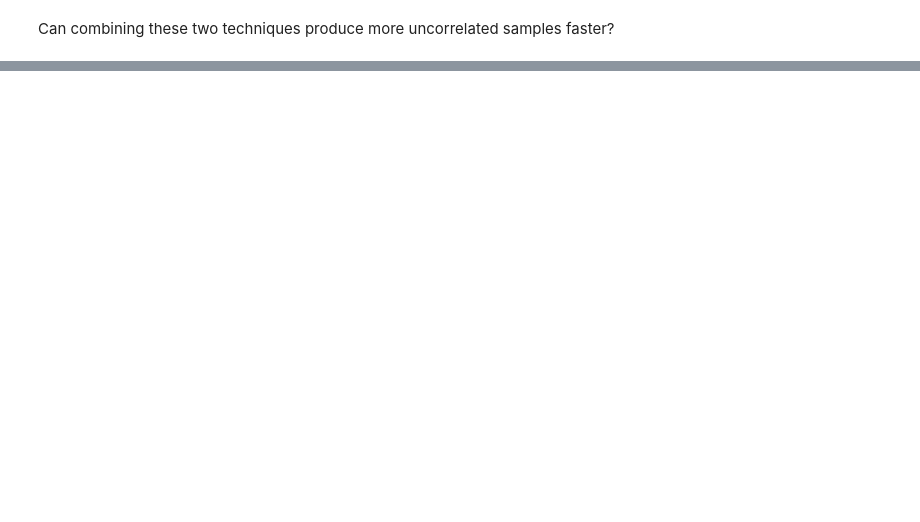
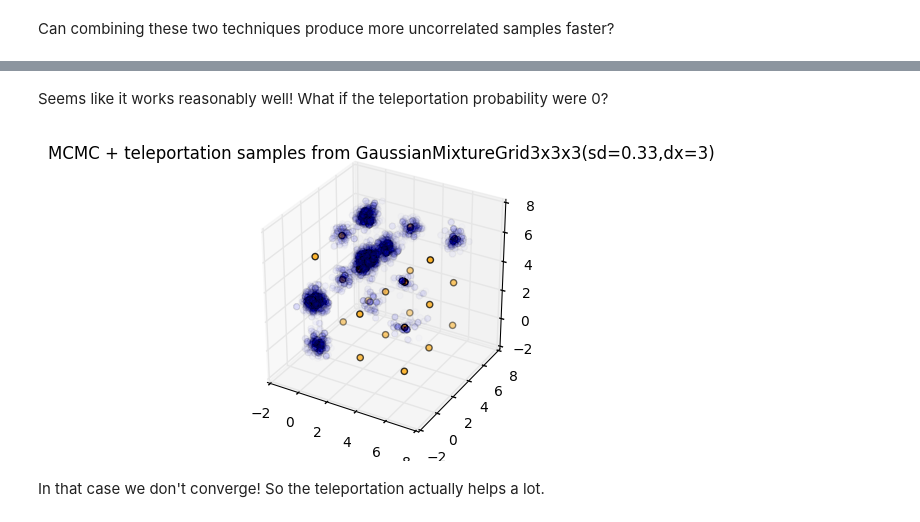
Before and after one commit to asross/cs205-project, a Jupyter notebook: datasets/mixture-grid.ipynb, the cells around one changed output, grey strips where cells are left out. Saved outputs shown, nothing was run; the diff lists cells and outputs as text; code cells hidden in the pictures; blank space fills up the shorter version.

Commit message:
initial pass at MCMC + teleportation algorithm

```diff
--- a/datasets/mixture-grid.ipynb
+++ b/datasets/mixture-grid.ipynb
@@ -132,0 +154,20 @@ Can combining these two techniques produce more uncorrelated samples faster?
+# %% [markdown]
+Seems like it works reasonably well! What if the teleportation probability were 0?
+# %%
+tele_trace0 = gr3d.mh_with_teleportation(
+  initial_value=np.array([0,0,0]),
+  proposal=lambda x: np.random.multivariate_normal(x, np.identity(3)*gr3d.stddev),
+  num_samples=10000,
+  teleprob=0)
+
+Xs, Ys, Zs = tele_trace0.T
+
+plt.figure(figsize=(4,4)).add_subplot(111, projection='3d')
+plt.title('MCMC + teleportation samples from {}'.format(gr3d))
+plt.scatter(Xs, Ys, zs=Zs, alpha=0.01)
+plt.scatter(Xu, Yu, zs=Zu, c='orange')
+plt.show()
+# %% [output]
+[figure, added]
+# %% [markdown]
+In that case we don't converge! So the teleportation actually helps a lot.
```
Also changed, not shown: parts of 12 cells of this notebook, 1 other file.
